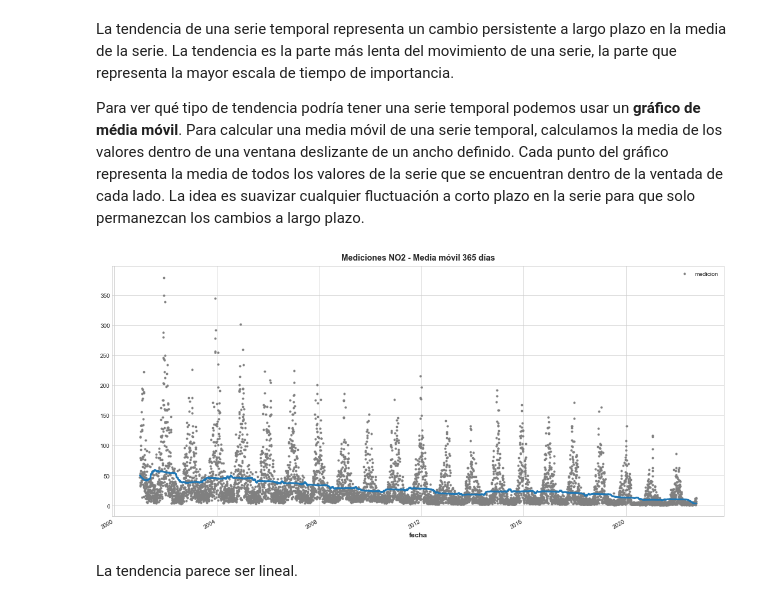
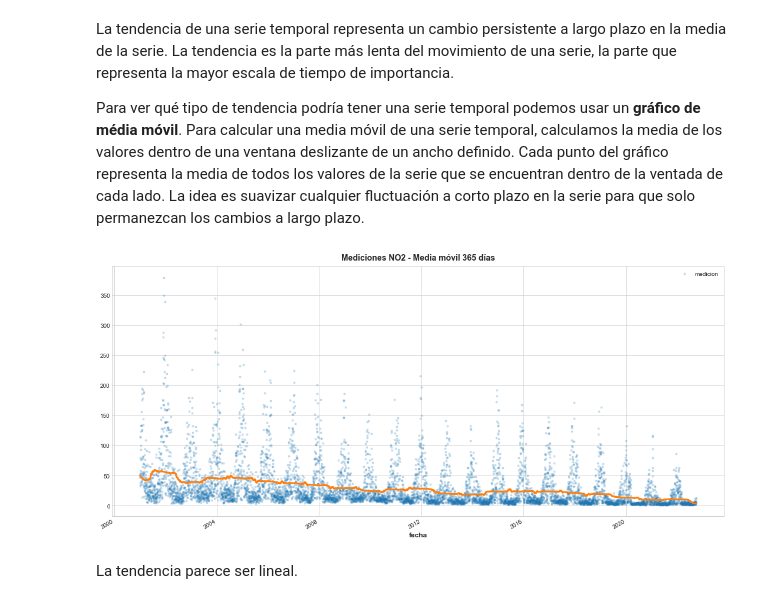
Before and after one commit to SgtSteiner/calidad-del-aire, a Jupyter notebook: calidad_aire_eda.ipynb, the cells around one changed output. Drawn from its saved outputs; the diff is of its cells as text; code cells hidden in the pictures.

```diff
--- a/calidad_aire_eda.ipynb
+++ b/calidad_aire_eda.ipynb
@@ -299,16 +300,16 @@ plt.rc(
 # %%
 moving_average = diario_no2[["medicion"]].rolling(
     window=365,       # ventana de 365 días
     center=True,      # pone la media en el dentro de la ventana
     min_periods=183,  # selecciona la mitad del tamaño de la ventana
 ).mean()              # calcula la media (también podría hacerse la mediana, desviación, mínimo, máximo, ...)
 
-ax = diario_no2[["medicion"]].plot(style=".", color="0.5")
+ax = diario_no2[["medicion"]].plot(style=".", alpha=0.2)
 moving_average.plot(
     ax=ax, linewidth=3, title="Mediciones NO2 - Media móvil 365 días", legend=False,
 );
 # %% [output]
-[figure, old version]
+[figure, new version]
 # %% [markdown]
 La tendencia parece ser lineal.
 # %% [markdown]
```
Also changed, not shown: parts of 8 cells of this notebook.
